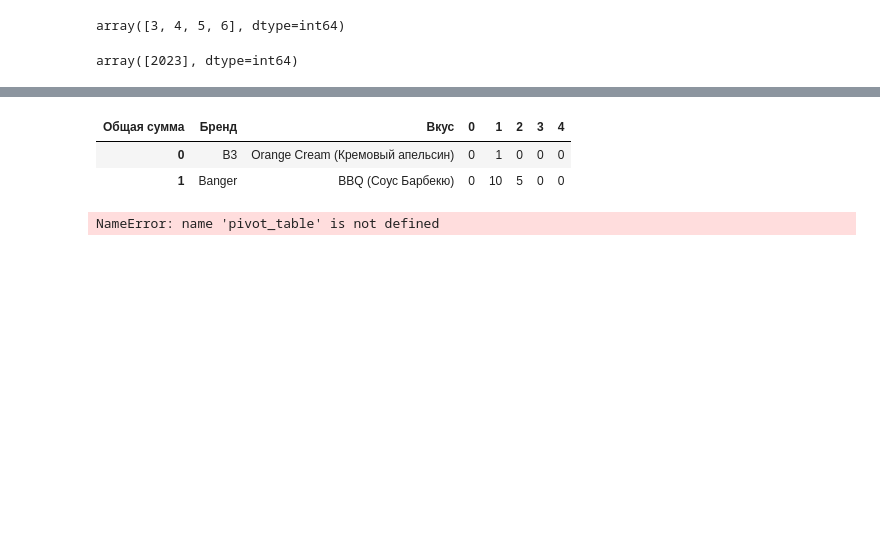
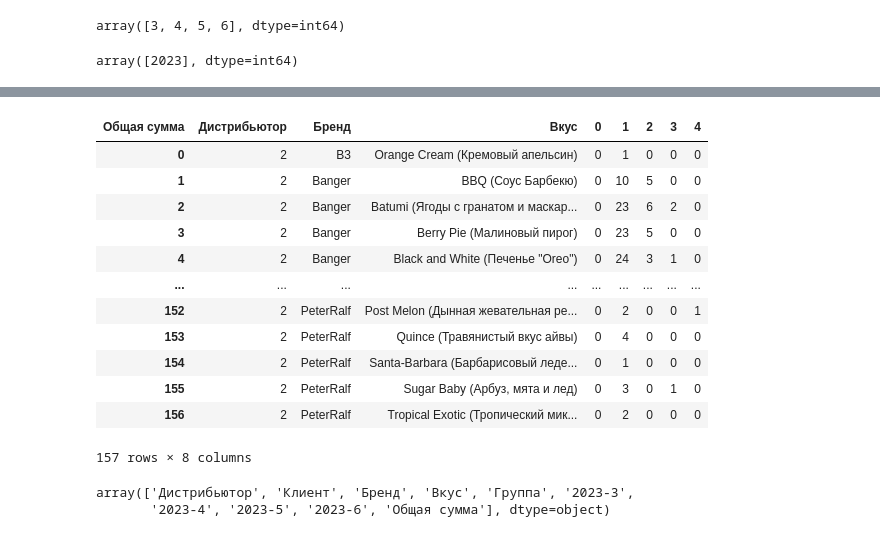
Before and after one commit to AlexeyKapralov/Scripts, a Jupyter notebook: Таблицы для создания рейтингов.ipynb, the cells around one changed output, grey strips where cells are left out. Drawn from its saved outputs; the diff is of its cells as text; code cells hidden in the pictures; blank space fills up the shorter version.

```diff
--- a/Таблицы для создания рейтингов.ipynb
+++ b/Таблицы для создания рейтингов.ipynb
@@ -127,13 +127,29 @@ pivot_table3
 # %%
 # здесь править цифру в iloc
-pivot_table3['Общая сумма'] = pivot_table3.iloc[:, 3:].sum(axis=1)
+pivot_table3['Общая сумма'] = pivot_table3.iloc[:, 4:].sum(axis=1)
 # %%
 pivot_table2 = pivot_table3.pivot_table(values='Клиент',
-                             index=['Бренд', 'Вкус'],
+                             index=['Дистрибьютор','Бренд', 'Вкус'],
                              columns='Общая сумма',
                              aggfunc=pd.Series.count,
                              fill_value=0,
                              margins=False).reset_index()
+# %%
+pivot_table2
+# %% [output]
+| Общая сумма | Дистрибьютор | Бренд | Вкус | 0 | 1 | 2 | 3 | 4 |
+| 0 | 2 | B3 | Orange Cream (Кремовый апельсин) | 0 | 1 | 0 | 0 | 0 |
+| 1 | 2 | Banger | BBQ (Соус Барбекю) | 0 | 10 | 5 | 0 | 0 |
+| 2 | 2 | Banger | Batumi (Ягоды с гранатом и маскар... | 0 | 23 | 6 | 2 | 0 |
+| 3 | 2 | Banger | Berry Pie (Малиновый пирог) | 0 | 23 | 5 | 0 | 0 |
+| 4 | 2 | Banger | Black and White (Печенье "Oreo") | 0 | 24 | 3 | 1 | 0 |
+| ... | ... | ... | ... | ... | ... | ... | ... | ... |
+| 152 | 2 | PeterRalf | Post Melon (Дынная жевательная ре... | 0 | 2 | 0 | 0 | 1 |
+| 153 | 2 | PeterRalf | Quince (Травянистый вкус айвы) | 0 | 4 | 0 | 0 | 0 |
+| 154 | 2 | PeterRalf | Santa-Barbara (Барбарисовый леде... | 0 | 1 | 0 | 0 | 0 |
+| 155 | 2 | PeterRalf | Sugar Baby (Арбуз, мята и лед) | 0 | 3 | 0 | 1 | 0 |
+| 156 | 2 | PeterRalf | Tropical Exotic (Тропический мик... | 0 | 2 | 0 | 0 | 0 |
+157 rows × 8 columns
 # %%
 # сегмент только ошише нужен
 # pivot_table2 = pivot_table.pivot_table(values='Клиент',
@@ -142,21 +158,8 @@ pivot_table2 = pivot_table3.pivot_table(values='Клиент',
 #                              aggfunc=pd.Series.count,
 #                              fill_value=0,
 #                              margins=False).reset_index()
-# %%
-pivot_table2.head(2)
-# %% [output]
-| Общая сумма | Бренд | Вкус | 0 | 1 | 2 | 3 | 4 |
-| 0 | B3 | Orange Cream (Кремовый апельсин) | 0 | 1 | 0 | 0 | 0 |
-| 1 | Banger | BBQ (Соус Барбекю) | 0 | 10 | 5 | 0 | 0 |
-# %%
-columns = pivot_table.columns.values
-
-pivot_table['Клиент_2'] = pd.NaT
-
-# Добавление колонки 'Клиент1'
-new_column = 'Клиент_2'
-columns = [new_column] + [col for col in columns if col != new_column]
-
-pivot_table = pivot_table[columns]
-# %% [output]
-NameError: name 'pivot_table' is not defined
+# %%
+pivot_table.columns.values
+# %% [output]
+array(['Дистрибьютор', 'Клиент', 'Бренд', 'Вкус', 'Группа', '2023-3',
+       '2023-4', '2023-5', '2023-6', 'Общая сумма'], dtype=object)
```
Also changed, not shown: parts of 10 cells of this notebook, 3 other files.
